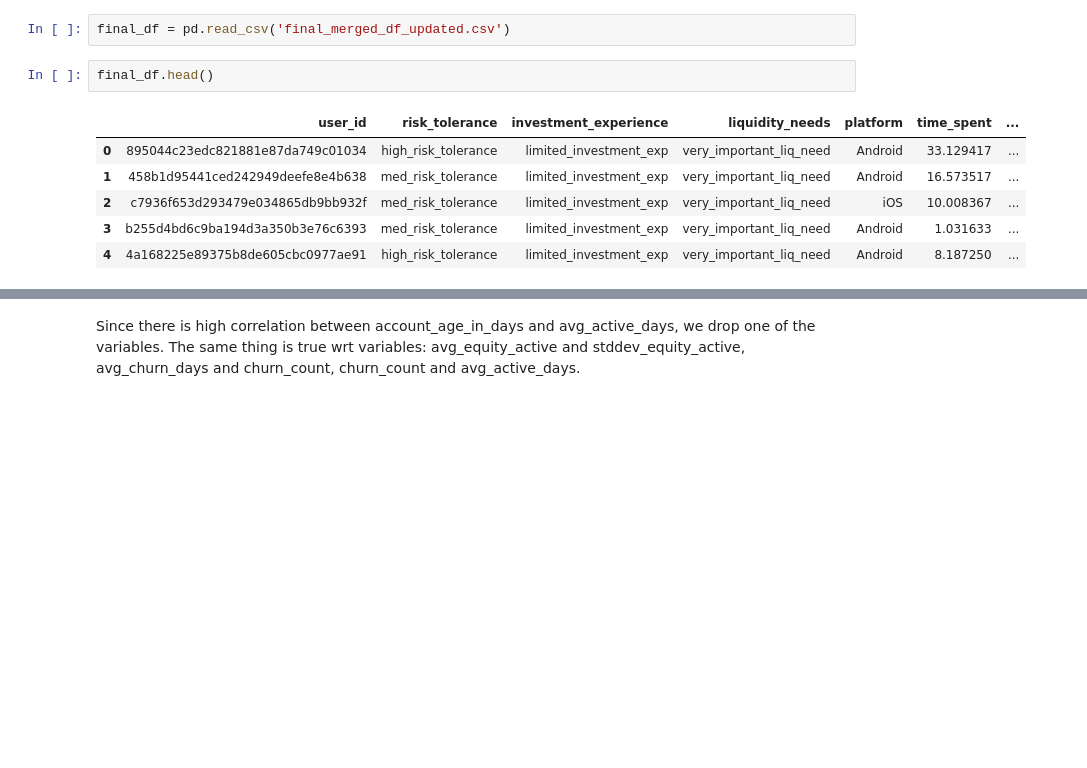
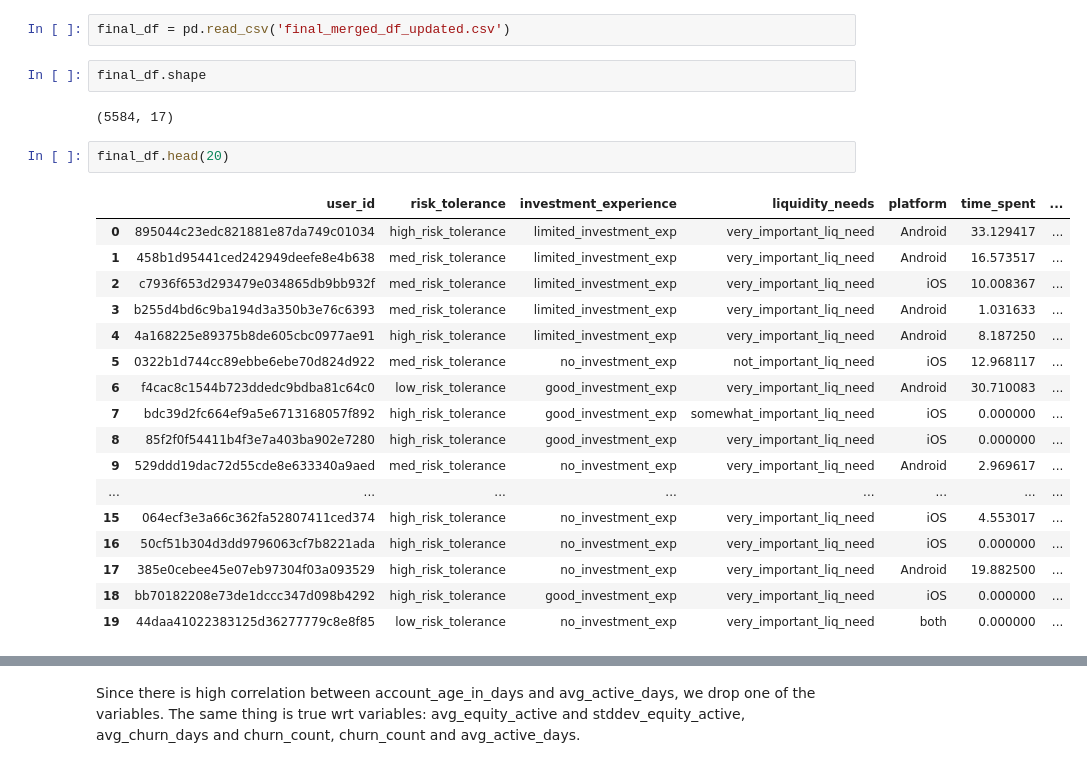
Before and after one commit to chitrasankaran/churn_prediction, a Jupyter notebook: Robinhood_churn_prediction_24_May_submission.ipynb, the cells around one changed output, grey strips where cells are left out. Saved outputs shown, nothing was run; the diff lists cells and outputs as text; blank space fills up the shorter version.

```diff
--- a/Robinhood_churn_prediction_24_May_submission.ipynb
+++ b/Robinhood_churn_prediction_24_May_submission.ipynb
@@ -1193,12 +1271,27 @@ final_df.to_csv('final_merged_df_updated.csv', index=False)
 ## 1.2 Bivariate Analysis
 # %%
 final_df = pd.read_csv('final_merged_df_updated.csv')
+# %%
+final_df.shape
+# %% [output]
+(5584, 17)
 # %%
-final_df.head()
+final_df.head(20)
 # %% [output]
 |  | user_id | risk_tolerance | investment_experience | liquidity_needs | platform | time_spent | ... |
 | 0 | 895044c23edc821881e87da749c01034 | high_risk_tolerance | limited_investment_exp | very_important_liq_need | Android | 33.129417 | ... |
 | 1 | 458b1d95441ced242949deefe8e4b638 | med_risk_tolerance | limited_investment_exp | very_important_liq_need | Android | 16.573517 | ... |
 | 2 | c7936f653d293479e034865db9bb932f | med_risk_tolerance | limited_investment_exp | very_important_liq_need | iOS | 10.008367 | ... |
 | 3 | b255d4bd6c9ba194d3a350b3e76c6393 | med_risk_tolerance | limited_investment_exp | very_important_liq_need | Android | 1.031633 | ... |
 | 4 | 4a168225e89375b8de605cbc0977ae91 | high_risk_tolerance | limited_investment_exp | very_important_liq_need | Android | 8.187250 | ... |
+| 5 | 0322b1d744cc89ebbe6ebe70d824d922 | med_risk_tolerance | no_investment_exp | not_important_liq_need | iOS | 12.968117 | ... |
+| 6 | f4cac8c1544b723ddedc9bdba81c64c0 | low_risk_tolerance | good_investment_exp | very_important_liq_need | Android | 30.710083 | ... |
+| 7 | bdc39d2fc664ef9a5e6713168057f892 | high_risk_tolerance | good_investment_exp | somewhat_important_liq_need | iOS | 0.000000 | ... |
+| 8 | 85f2f0f54411b4f3e7a403ba902e7280 | high_risk_tolerance | good_investment_exp | very_important_liq_need | iOS | 0.000000 | ... |
+| 9 | 529ddd19dac72d55cde8e633340a9aed | med_risk_tolerance | no_investment_exp | very_important_liq_need | Android | 2.969617 | ... |
+| ... | ... | ... | ... | ... | ... | ... | ... |
+| 15 | 064ecf3e3a66c362fa52807411ced374 | high_risk_tolerance | no_investment_exp | very_important_liq_need | iOS | 4.553017 | ... |
+| 16 | 50cf51b304d3dd9796063cf7b8221ada | high_risk_tolerance | no_investment_exp | very_important_liq_need | iOS | 0.000000 | ... |
+| 17 | 385e0cebee45e07eb97304f03a093529 | high_risk_tolerance | no_investment_exp | very_important_liq_need | Android | 19.882500 | ... |
+| 18 | bb70182208e73de1dccc347d098b4292 | high_risk_tolerance | good_investment_exp | very_important_liq_need | iOS | 0.000000 | ... |
+| 19 | 44daa41022383125d36277779c8e8f85 | low_risk_tolerance | no_investment_exp | very_important_liq_need | both | 0.000000 | ... |
```
Also changed, not shown: parts of 216 cells of this notebook.
